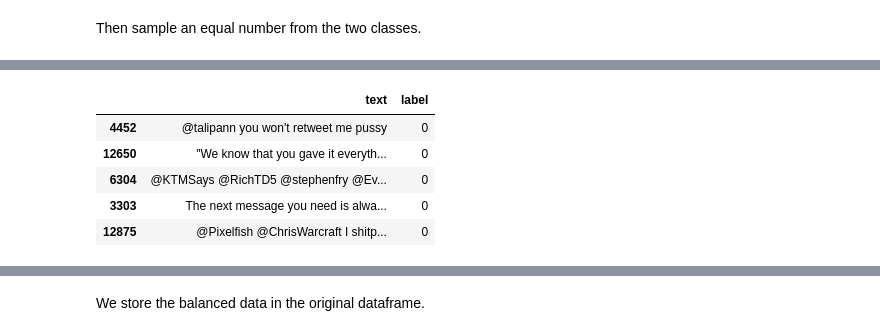
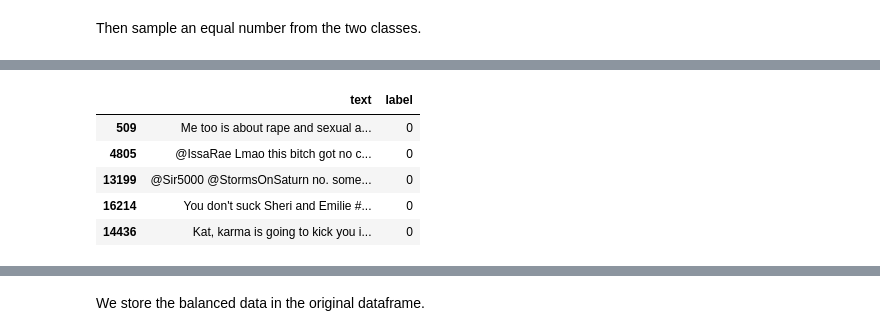
Before and after one commit to opt-out-tools/model-online-misogyny, a Jupyter notebook: notebooks/02-mg-random-forest-stanford.ipynb, the cells around one changed output, grey strips where cells are left out. Drawn from its saved outputs; the diff is of its cells as text; code cells hidden in the pictures.

```diff
--- a/notebooks/02-mg-random-forest-stanford.ipynb
+++ b/notebooks/02-mg-random-forest-stanford.ipynb
@@ -38,0 +44,8 @@ memory usage: 254.2+ KB
+# %%
+df_train, df_test = train_test_split(
+            df,
+            train_size=.8,
+            shuffle=True,
+            stratify=df['label'].to_numpy(),
+            random_state=42,
+        )
@@ -53,6 +85,6 @@ classes.
 Let's change that.
 First let's count the elements of the minority class.
 # %%
-n_elements = min(df.groupby('label').count().to_numpy())[0]
+n_elements = min(df_train.groupby('label').count().to_numpy())[0]
 n_elements
 # %% [output]
@@ -72,13 +104,13 @@ df_positive.head()
 # %%
-df_negative = df[df['label']==0].sample(n_elements, random_state=42)
+df_negative = df_train[df_train['label']==0].sample(n_elements, random_state=42)
 df_negative.head()
 # %% [output]
 |  | text | label |
-| 4452 | @talipann you won't retweet me pussy | 0 |
-| 12650 | "We know that you gave it everyth... | 0 |
-| 6304 | @KTMSays @RichTD5 @stephenfry @Ev... | 0 |
-| 3303 | The next message you need is alwa... | 0 |
-| 12875 | @Pixelfish @ChrisWarcraft I shitp... | 0 |
+| 509 | Me too is about rape and sexual a... | 0 |
+| 4805 | @IssaRae Lmao this bitch got no c... | 0 |
+| 13199 | @Sir5000 @StormsOnSaturn no. some... | 0 |
+| 16214 | You don't suck Sheri and Emilie #... | 0 |
+| 14436 | Kat, karma is going to kick you i... | 0 |
 # %%
 df_balanced = pd.concat((df_negative, df_positive)).reset_index(drop=True)
 df_balanced
```
Also changed, not shown: parts of 44 cells of this notebook.
